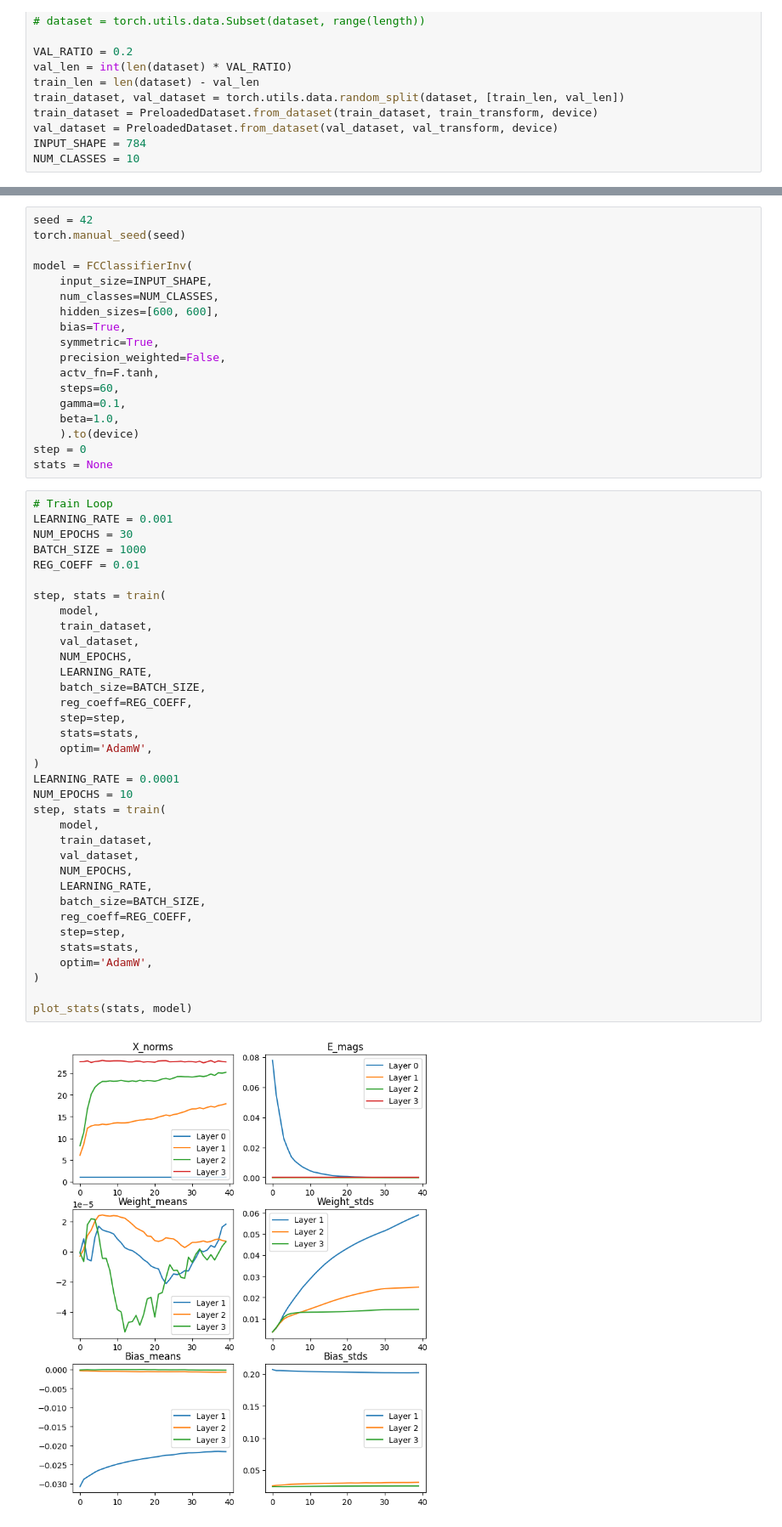
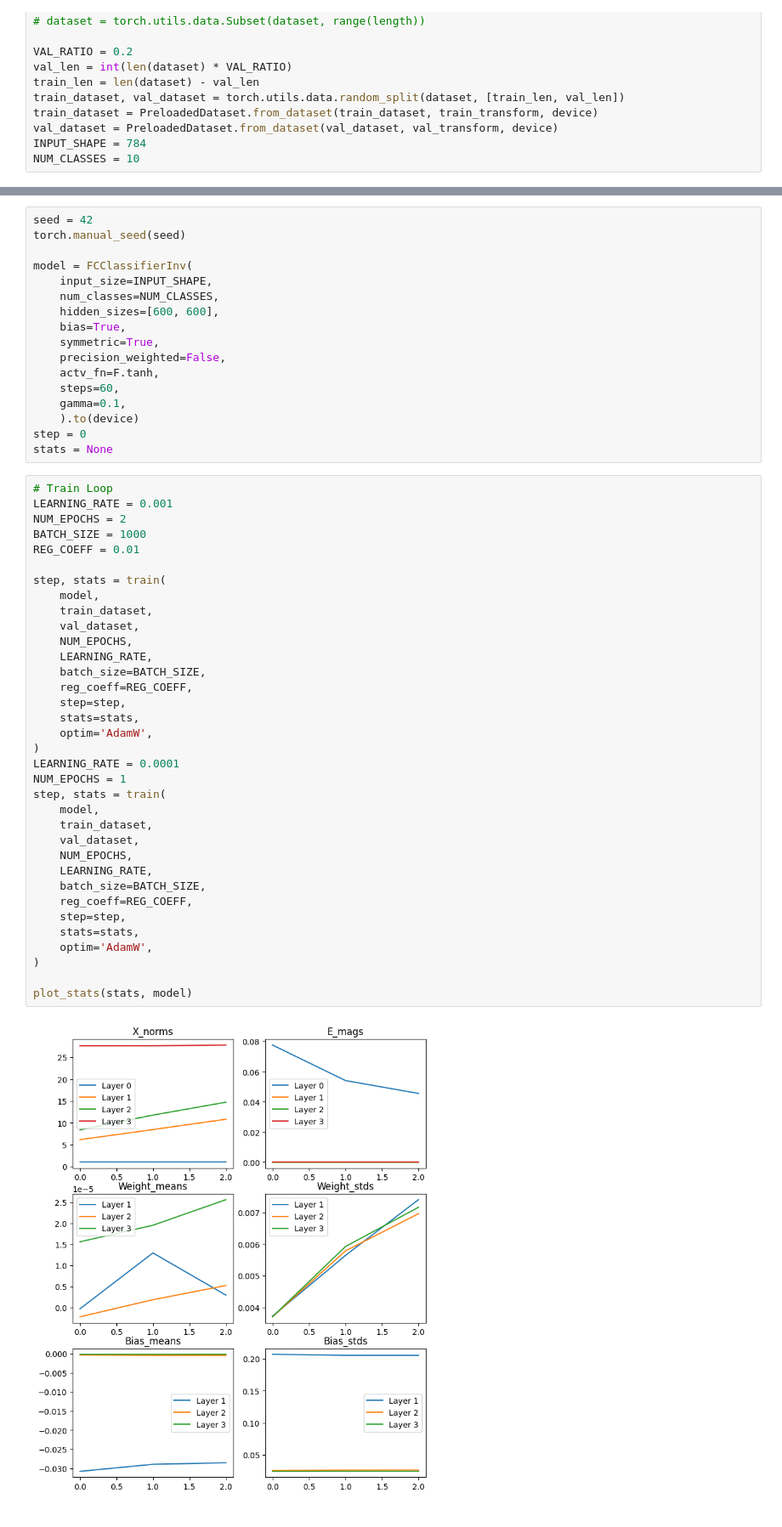
Before and after one commit to joeagriffith/pclib, a Jupyter notebook: examples/mnist/mnist_fc_inv.ipynb, the cells around one changed output, grey strips where cells are left out. Shown at 85% size. Drawn from its saved outputs; the diff is of its cells as text.

```diff
--- a/examples/mnist/mnist_fc_inv.ipynb
+++ b/examples/mnist/mnist_fc_inv.ipynb
@@ -102,47 +102,46 @@ model = FCClassifierInv(
     actv_fn=F.tanh,
     steps=60,
     gamma=0.1,
-    beta=1.0,
     ).to(device)
 step = 0
 stats = None
 # %%
 # Train Loop
 LEARNING_RATE = 0.001
-NUM_EPOCHS = 30
+NUM_EPOCHS = 2
 BATCH_SIZE = 1000
 REG_COEFF = 0.01
 
 step, stats = train(
     model,
     train_dataset,
     val_dataset,
     NUM_EPOCHS,
     LEARNING_RATE,
     batch_size=BATCH_SIZE,
     reg_coeff=REG_COEFF,
     step=step,
     stats=stats,
     optim='AdamW',
 )
 LEARNING_RATE = 0.0001
-NUM_EPOCHS = 10
+NUM_EPOCHS = 1
 step, stats = train(
     model,
     train_dataset,
     val_dataset,
     NUM_EPOCHS,
     LEARNING_RATE,
     batch_size=BATCH_SIZE,
     reg_coeff=REG_COEFF,
     step=step,
     stats=stats,
     optim='AdamW',
 )
 
 plot_stats(stats, model)
 # %% [output]
-[figure, old version]
+[figure, new version]
 # %%
 targets = torch.arange(NUM_CLASSES).to(device)
 y = format_y(targets, NUM_CLASSES)
```
Also changed, not shown: parts of 7 cells of this notebook, 8 other files.
